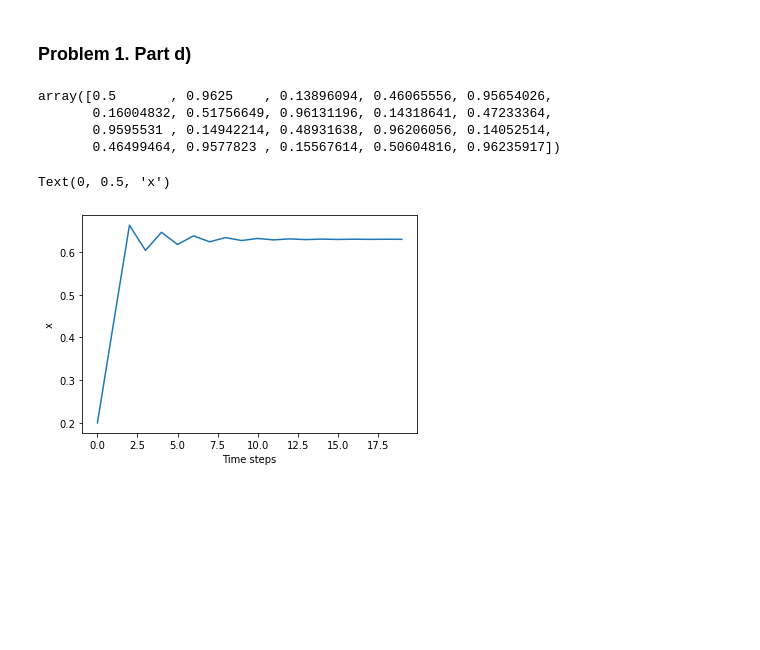
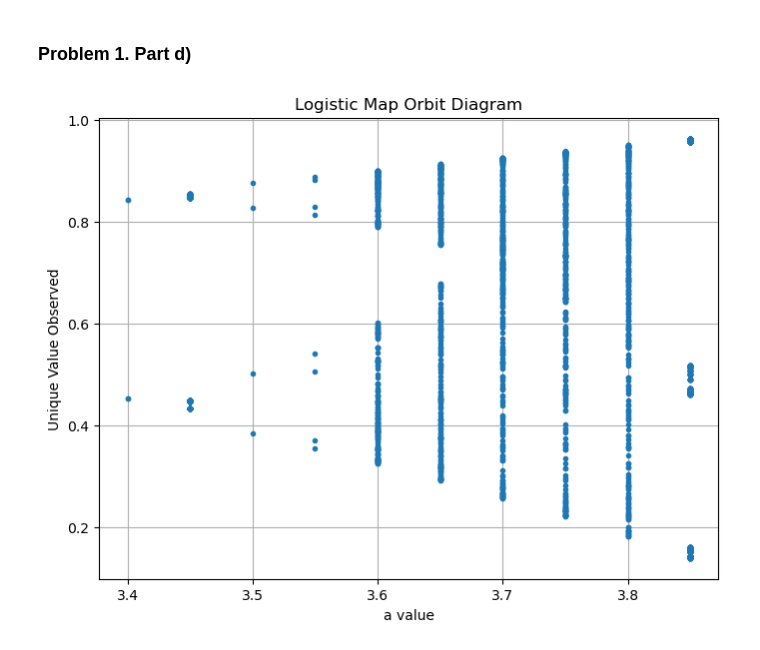
Before and after one commit to Evan-Callaghan/FieldsAcademy-NeuralNetworks, a Jupyter notebook: Assignments/assignment1.ipynb, the cells around one changed output. Drawn from its saved outputs; the diff is of its cells as text; code cells hidden in the pictures; blank space fills up the shorter version.

```diff
--- a/Assignments/assignment1.ipynb
+++ b/Assignments/assignment1.ipynb
@@ -63,23 +27,39 @@ for i in range(0, n):
-# %%
-x[:,9]
-# %% [output]
-array([0.5       , 0.9625    , 0.13896094, 0.46065556, 0.95654026,
-       0.16004832, 0.51756649, 0.96131196, 0.14318641, 0.47233364,
-       0.9595531 , 0.14942214, 0.48931638, 0.96206056, 0.14052514,
-       0.46499464, 0.9577823 , 0.15567614, 0.50604816, 0.96235917])
-# %%
-## Defining parameters
-a = 2.7; x0 = 0.2; nsteps = 20;
-
-## Initializing an array of zeros
-x = np.zeros(nsteps); x[0] = x0;
-
-## Running simulation
-for ii in np.arange(1,nsteps):
-    x[ii] = a * x[ii-1] * (1 - x[ii-1])
-
-# plot results
-plt.plot(x); plt.xlabel('Time steps'); plt.ylabel('x')
-# %% [output]
-Text(0, 0.5, 'x')
-[figure, removed]
+# %%
+## Defining range of a values
+a_range = np.arange(3.4, 3.86, 0.05)
+
+## Setting the number of iterations
+nsteps = 600
+
+## Initializing an array with x_0 = 0.5
+x = np.zeros(nsteps); x[0] = 0.5
+
+## Initializing a dataframe to store results
+res = pd.DataFrame(columns = ['a', 'value'])
+
+## Considerng the logistic map for all values of a:
+for i, a in enumerate(a_range):
+
+    for j in np.arange(1, nsteps):
+
+        x[j] = a * x[j-1] * (1 - x[j-1])
+
+    ## Extracting unique values
+    unique = np.unique(x[300:])
+
+    ## Storing unique values from most recent iteration
+    new = pd.DataFrame({'a': np.repeat(a, len(unique)), 'value': unique})
+
+    ## Appending to results
+    res = pd.concat([res, new], ignore_index = True)
+# %%
+## Plotting res dataframe
+plt.figure(figsize = (8, 6))
+plt.plot('a', 'value', data = res, linestyle = 'none', marker = '.')
+plt.title('Logistic Map Orbit Diagram')
+plt.xlabel('a value')
+plt.ylabel('Unique Value Observed')
+plt.grid()
+plt.show()
+# %% [output]
+[figure, added]
```
Also changed, not shown: parts of 4 cells of this notebook.
